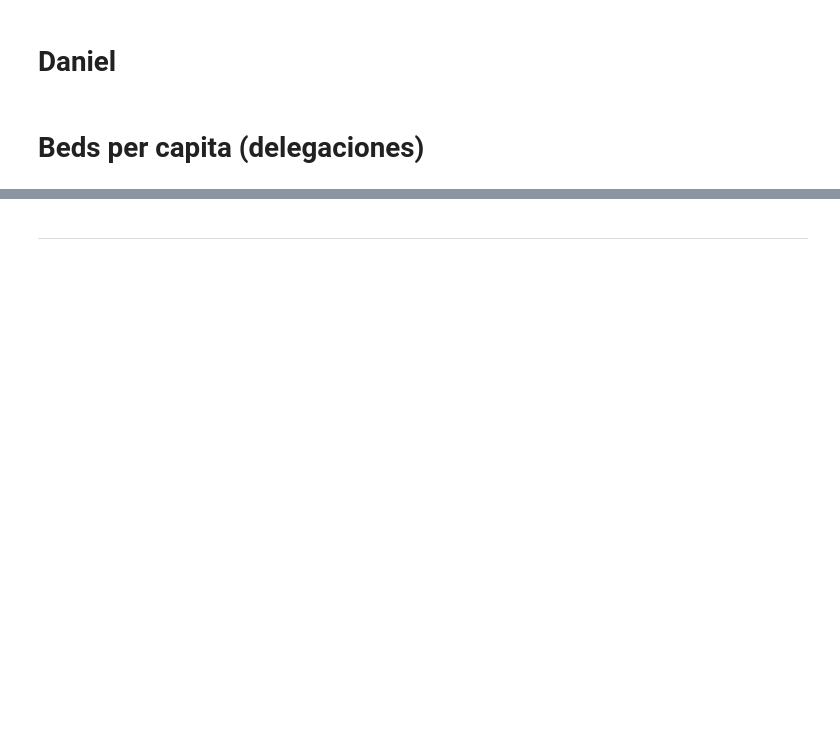
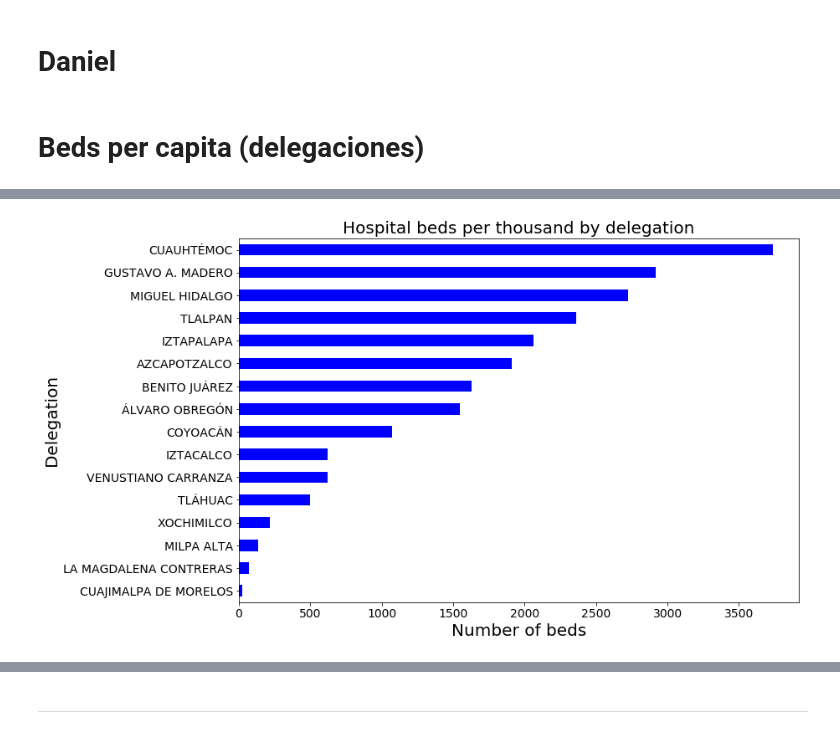
Before and after one commit to JoannePeel/healthcare-data-analysis, a Jupyter notebook: main.ipynb, the cells around one changed output, grey strips where cells are left out. Drawn from its saved outputs; the diff is of its cells as text; code cells hidden in the pictures; blank space fills up the shorter version.

Commit message:
This commit is to update 'by delegation' analysis and also files path

```diff
--- a/main.ipynb
+++ b/main.ipynb
@@ -169,7 +163,5 @@ cdmx_hospitals = cdmx_hospitals.loc[(cdmx_hospitals["TOTAL DE CAMAS"] != 0)]
 # %%
-cdmx_hospitals.to_csv('cdmx_hospitals.csv')
+hospital_data_to_load = "data_output/cdmx_hospitals.csv"
 # %%
-cdmx_hospitals_file = "cdmx_hospitals.csv"
-
-cdmx_hospitals_df = pd.read_csv(cdmx_hospitals_file)
+cdmx_hospitals_df = pd.read_csv(hospital_data_to_load)
 cdmx_hospitals_df.head()
@@ -198,5 +217,5 @@ total_df_beds
 # %%
-population_file = "population_cdmx.csv"
+population_file = "data_input/population_cdmx.csv"
 
 cdmx_population_df = pd.read_csv(population_file)
 cdmx_population_df = cdmx_population_df.rename(columns={'Delegación': 'NOMBRE DEL MUNICIPIO', 'Total': 'TOTAL DE HABITANTES'})
@@ -209,5 +247,5 @@ total_df_beds
 # %%
-total_df_beds['BEDS PER 100'] = total_df_beds['TOTAL DE CAMAS']/total_df_beds['TOTAL DE HABITANTES']*1000
+total_df_beds['BEDS PER 1000'] = total_df_beds['TOTAL DE CAMAS']/total_df_beds['TOTAL DE HABITANTES']*1000
 
-total_df_beds['BEDS PER 100'] = total_df_beds['BEDS PER 100'].map("{:,.2f}".format)
+total_df_beds['BEDS PER 1000'] = total_df_beds['BEDS PER 1000'].map("{:,.2f}".format)
 total_df_beds
@@ -214,13 +271,15 @@ total_df_beds
 # %%
 total_df_beds = total_df_beds.sort_values("TOTAL DE CAMAS", ascending=True)
 total_df_beds['TOTAL DE CAMAS'].plot(kind="barh", figsize=(12,8), legend = False, facecolor = 'blue')
-plt.title("Number of beds by delegation").set_size(20)
+plt.title("Hospital beds per thousand by delegation").set_size(20)
 plt.xlabel("Number of beds").set_size(20)
 plt.ylabel("Delegation").set_size(20)
 plt.tick_params(axis="x", labelsize=14)
 plt.tick_params(axis="y", labelsize=14)
 plt.savefig("number_of_bed_by_delegation.png")
 plt.show()
+# %% [output]
+[figure, added]
 # %%
 total_df_beds = total_df_beds.sort_values("TOTAL DE HOSPITALES", ascending=True)
 total_df_beds['TOTAL DE HOSPITALES'].plot(kind="barh", figsize=(12,8), legend = False, facecolor = 'lightblue')
```
Also changed, not shown: parts of 47 cells of this notebook, 12 other files.
